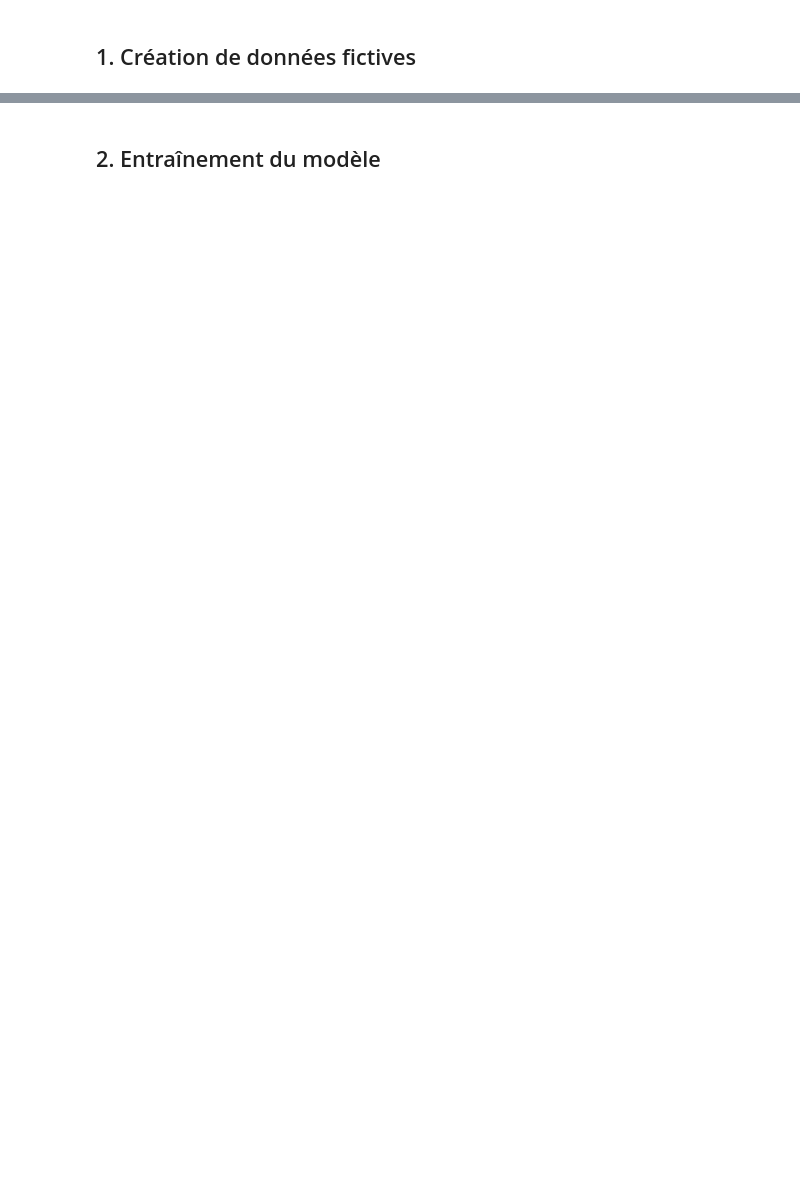
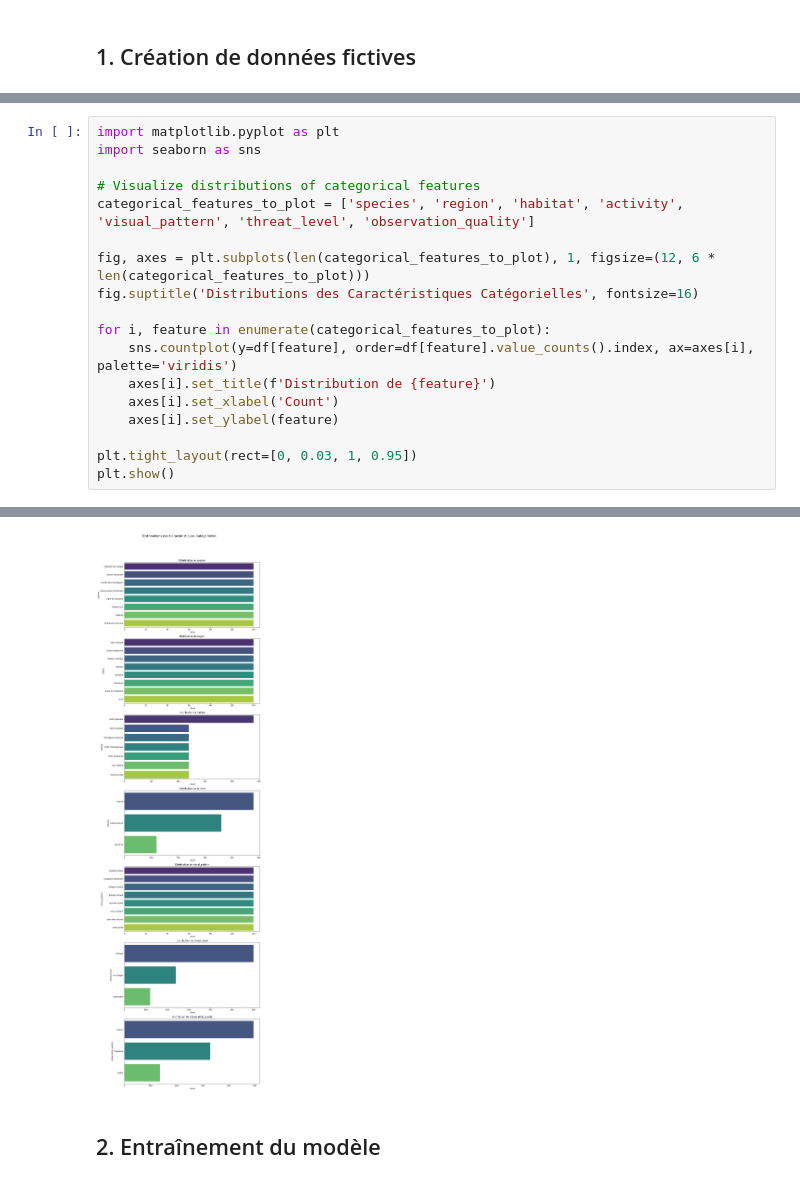
Before and after one commit to stephanietessier/Reconnaissance-des-especes-menacees, a Jupyter notebook: endangered_species_colab_demo.ipynb, the cells around one changed output, grey strips where cells are left out. Drawn from its saved outputs; the diff is of its cells as text; blank space fills up the shorter version.

```diff
--- a/endangered_species_colab_demo.ipynb
+++ b/endangered_species_colab_demo.ipynb
@@ -10,0 +91,19 @@ profiles = {\n    'Panda roux': ('Himalaya', 'forêt tempérée', 'crépusculair
+# %%
+import matplotlib.pyplot as plt
+import seaborn as sns
+
+# Visualize distributions of categorical features
+categorical_features_to_plot = ['species', 'region', 'habitat', 'activity', 'visual_pattern', 'threat_level', 'observation_quality']
+
+fig, axes = plt.subplots(len(categorical_features_to_plot), 1, figsize=(12, 6 * len(categorical_features_to_plot)))
+fig.suptitle('Distributions des Caractéristiques Catégorielles', fontsize=16)
+
+for i, feature in enumerate(categorical_features_to_plot):
+    sns.countplot(y=df[feature], order=df[feature].value_counts().index, ax=axes[i], palette='viridis')
+    axes[i].set_title(f'Distribution de {feature}')
+    axes[i].set_xlabel('Count')
+    axes[i].set_ylabel(feature)
+
+plt.tight_layout(rect=[0, 0.03, 1, 0.95])
+plt.show()
+# %% [output]
@@ -11,3 +127,4 @@ profiles = {\n    'Panda roux': ('Himalaya', 'forêt tempérée', 'crépusculair
+[figure, added]
 # %% [markdown]
 ## 2. Entraînement du modèle
 # %%
```
Also changed, not shown: parts of 9 cells of this notebook.
